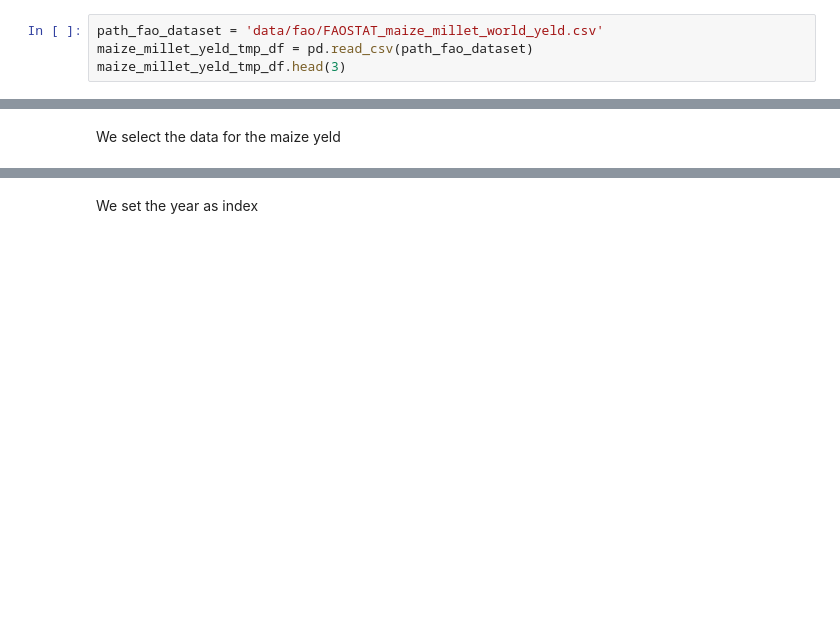
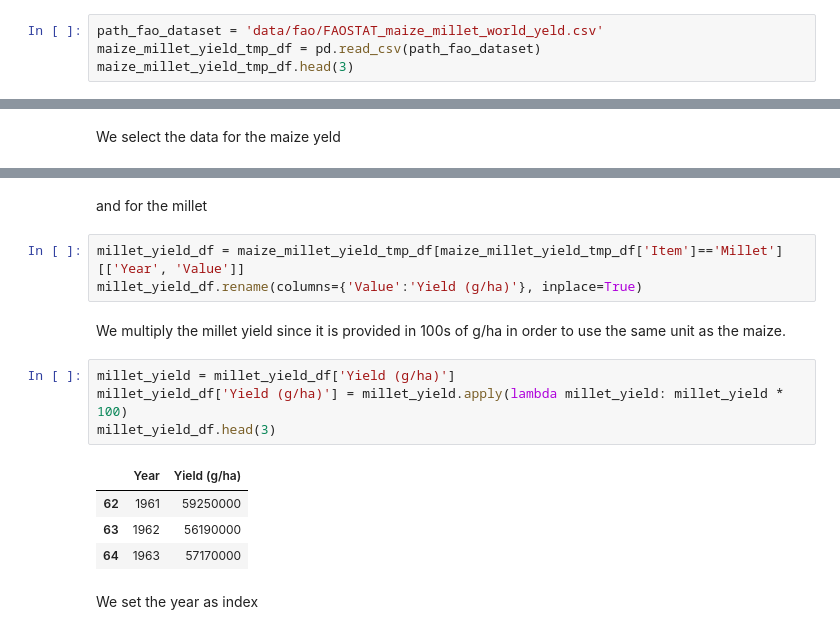
Before and after one commit to luigiselmi/climate, a Jupyter notebook: iia/faostat.ipynb, the cells around one changed output, grey strips where cells are left out. Cells and saved outputs as stored; diff of their text form; blank space fills up the shorter version.

```diff
--- a/iia/faostat.ipynb
+++ b/iia/faostat.ipynb
@@ -30,8 +30,8 @@ GeoPandas version: 0.14.0
 We download the data about the yield of maize and millet produced in the world from 1961 up to 2022. The dataset represents a time series. A visualization of the time series will allows us to see from a qualitative point of view whether there is a trend in the yield of these two important crops. From the Faostat website we select the [Crops and livestock products](https://www.fao.org/faostat/en/#data/QCL) dataset, and in particular the World region, the yield variable, the items maize (corn) and millet, and all the years. We download and store the CSV file.
 # %%
 path_fao_dataset = 'data/fao/FAOSTAT_maize_millet_world_yeld.csv'
-maize_millet_yeld_tmp_df = pd.read_csv(path_fao_dataset)
-maize_millet_yeld_tmp_df.head(3)
+maize_millet_yield_tmp_df = pd.read_csv(path_fao_dataset)
+maize_millet_yield_tmp_df.head(3)
 # %% [output]
 |  | Domain Code | Domain | Area Code (M49) | Area | Element Code | Element | Item Code (CPC) | Item | ... |
 | 0 | QCL | Crops and livestock products | 1 | World | 5419 | Yield | 112 | Maize (corn) | ... |
@@ -48,6 +48,22 @@ maize_yeld_df.head(3)
 | 0 | 1961 | 19423 |
 | 1 | 1962 | 19796 |
 | 2 | 1963 | 20311 |
+# %% [markdown]
+and for the millet
+# %%
+millet_yield_df = maize_millet_yield_tmp_df[maize_millet_yield_tmp_df['Item']=='Millet'][['Year', 'Value']]
+millet_yield_df.rename(columns={'Value':'Yield (g/ha)'}, inplace=True)
+# %% [markdown]
+We multiply the millet yield since it is provided in 100s of g/ha in order to use the same unit as the maize.
+# %%
+millet_yield = millet_yield_df['Yield (g/ha)']
+millet_yield_df['Yield (g/ha)'] = millet_yield.apply(lambda millet_yield: millet_yield * 100)
+millet_yield_df.head(3)
+# %% [output]
+|  | Year | Yield (g/ha) |
+| 62 | 1961 | 59250000 |
+| 63 | 1962 | 56190000 |
+| 64 | 1963 | 57170000 |
 # %% [markdown]
 We set the year as index
 # %%
```
Also changed, not shown: parts of 5 cells of this notebook.
